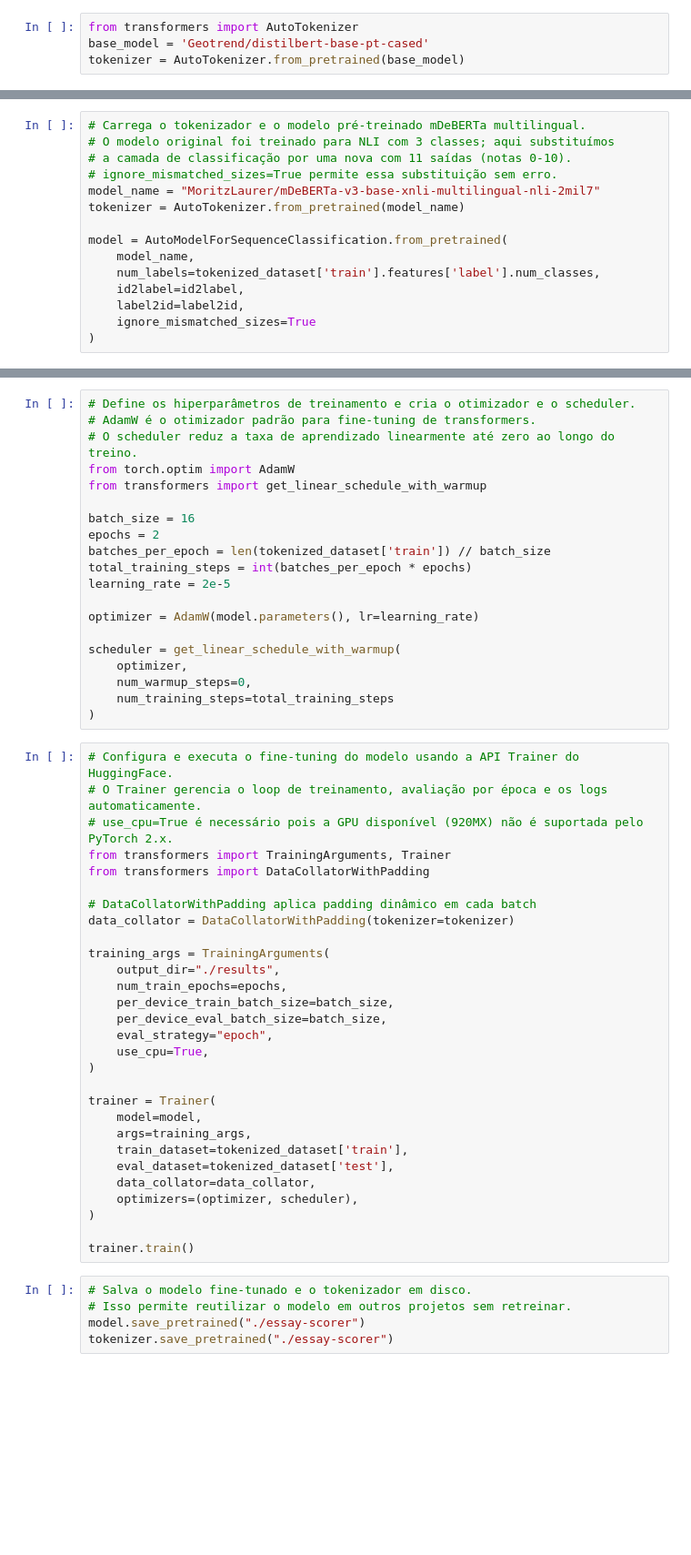
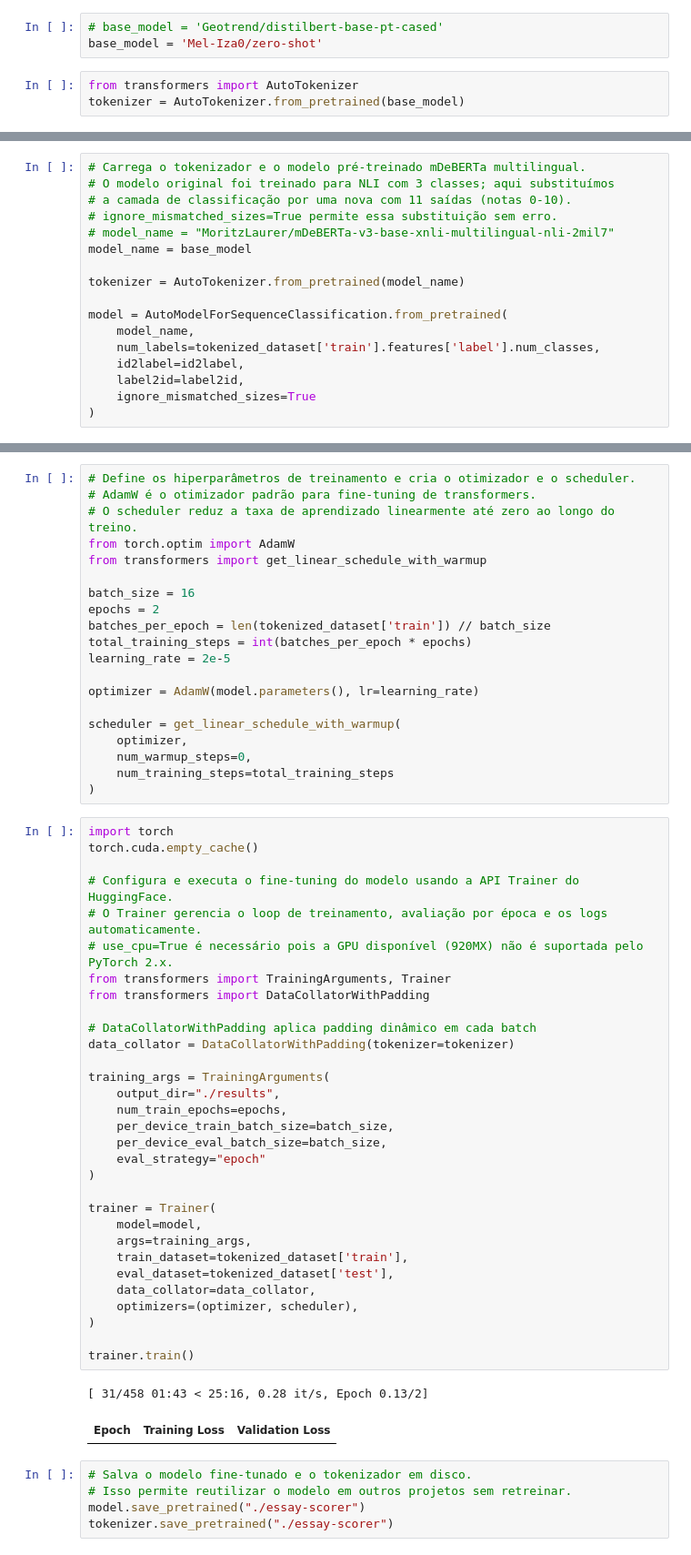
Before and after one commit to DanielDonato/curso_especialista_ia_alura, a Jupyter notebook: hugging-face-transferindo-aprendizado-modelos-nlp/aula_03.ipynb, the cells around one changed output, grey strips where cells are left out. Shown at 91% size. Drawn from its saved outputs; the diff is of its cells as text; blank space fills up the shorter version.

```diff
--- a/hugging-face-transferindo-aprendizado-modelos-nlp/aula_03.ipynb
+++ b/hugging-face-transferindo-aprendizado-modelos-nlp/aula_03.ipynb
@@ -14,6 +18,8 @@ train_test
 # %%
 from datasets import DatasetDict
+# %%
+# base_model = 'Geotrend/distilbert-base-pt-cased'
+base_model = 'Mel-Iza0/zero-shot'
 # %%
 from transformers import AutoTokenizer
-base_model = 'Geotrend/distilbert-base-pt-cased'
 tokenizer = AutoTokenizer.from_pretrained(base_model)
@@ -54,7 +64,9 @@ label2id = {value: key for key, value in id2label.items()}
 # O modelo original foi treinado para NLI com 3 classes; aqui substituímos
 # a camada de classificação por uma nova com 11 saídas (notas 0-10).
 # ignore_mismatched_sizes=True permite essa substituição sem erro.
-model_name = "MoritzLaurer/mDeBERTa-v3-base-xnli-multilingual-nli-2mil7"
+# model_name = "MoritzLaurer/mDeBERTa-v3-base-xnli-multilingual-nli-2mil7"
+model_name = base_model
+
 tokenizer = AutoTokenizer.from_pretrained(model_name)
 
 model = AutoModelForSequenceClassification.from_pretrained(
@@ -85,34 +108,39 @@ scheduler = get_linear_schedule_with_warmup(
     num_training_steps=total_training_steps
 )
 # %%
+import torch
+torch.cuda.empty_cache()
+
 # Configura e executa o fine-tuning do modelo usando a API Trainer do HuggingFace.
 # O Trainer gerencia o loop de treinamento, avaliação por época e os logs automaticamente.
 # use_cpu=True é necessário pois a GPU disponível (920MX) não é suportada pelo PyTorch 2.x.
 from transformers import TrainingArguments, Trainer
 from transformers import DataCollatorWithPadding
 
 # DataCollatorWithPadding aplica padding dinâmico em cada batch
 data_collator = DataCollatorWithPadding(tokenizer=tokenizer)
 
 training_args = TrainingArguments(
     output_dir="./results",
     num_train_epochs=epochs,
     per_device_train_batch_size=batch_size,
     per_device_eval_batch_size=batch_size,
-    eval_strategy="epoch",
-    use_cpu=True,
+    eval_strategy="epoch"
 )
 
 trainer = Trainer(
     model=model,
     args=training_args,
     train_dataset=tokenized_dataset['train'],
     eval_dataset=tokenized_dataset['test'],
     data_collator=data_collator,
     optimizers=(optimizer, scheduler),
 )
 
 trainer.train()
+# %% [output]
+[ 31/458 01:43 < 25:16, 0.28 it/s, Epoch 0.13/2]
+| Epoch | Training Loss | Validation Loss |
 # %%
 # Salva o modelo fine-tunado e o tokenizador em disco.
 # Isso permite reutilizar o modelo em outros projetos sem retreinar.
```
Also changed, not shown: parts of 11 cells of this notebook.
